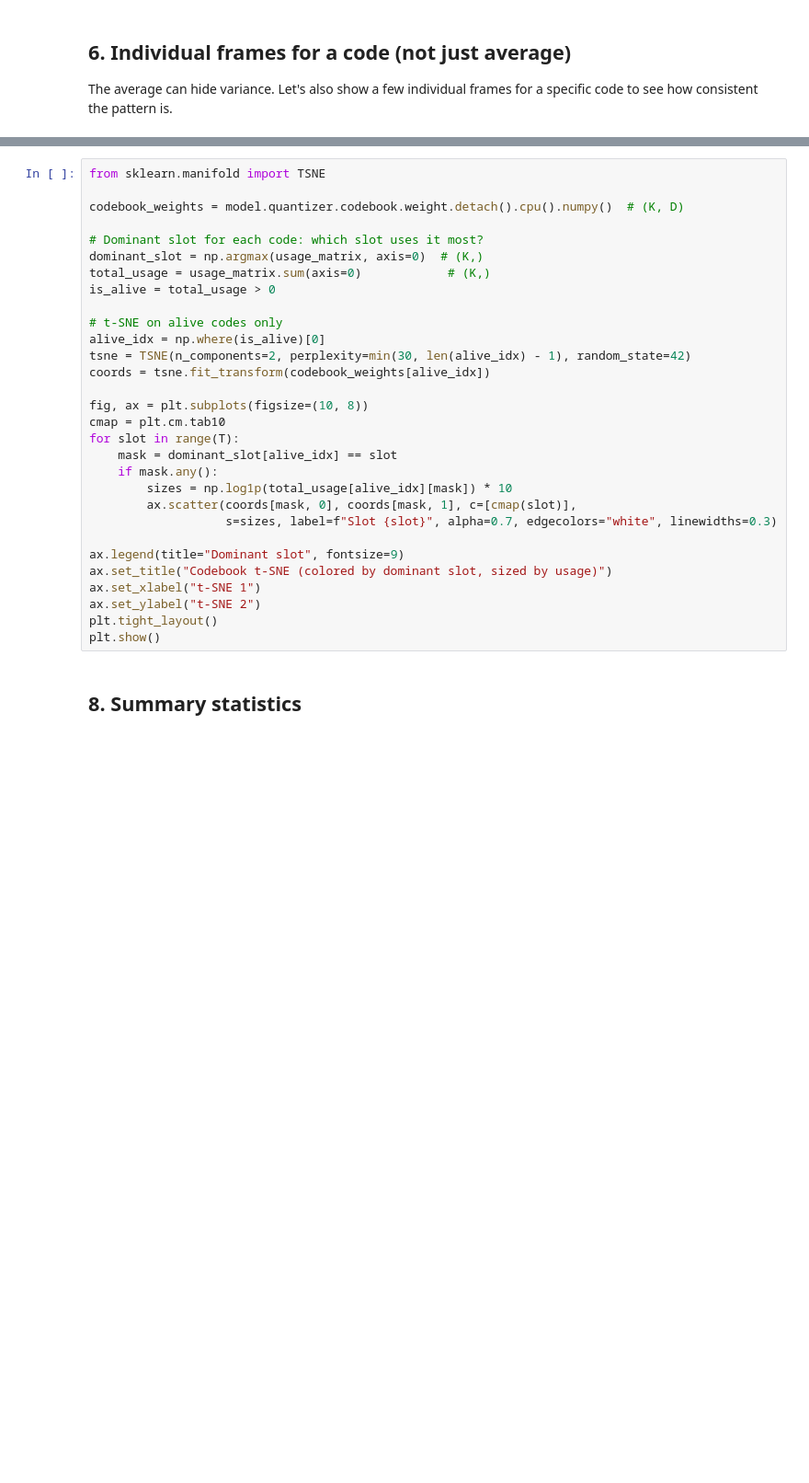
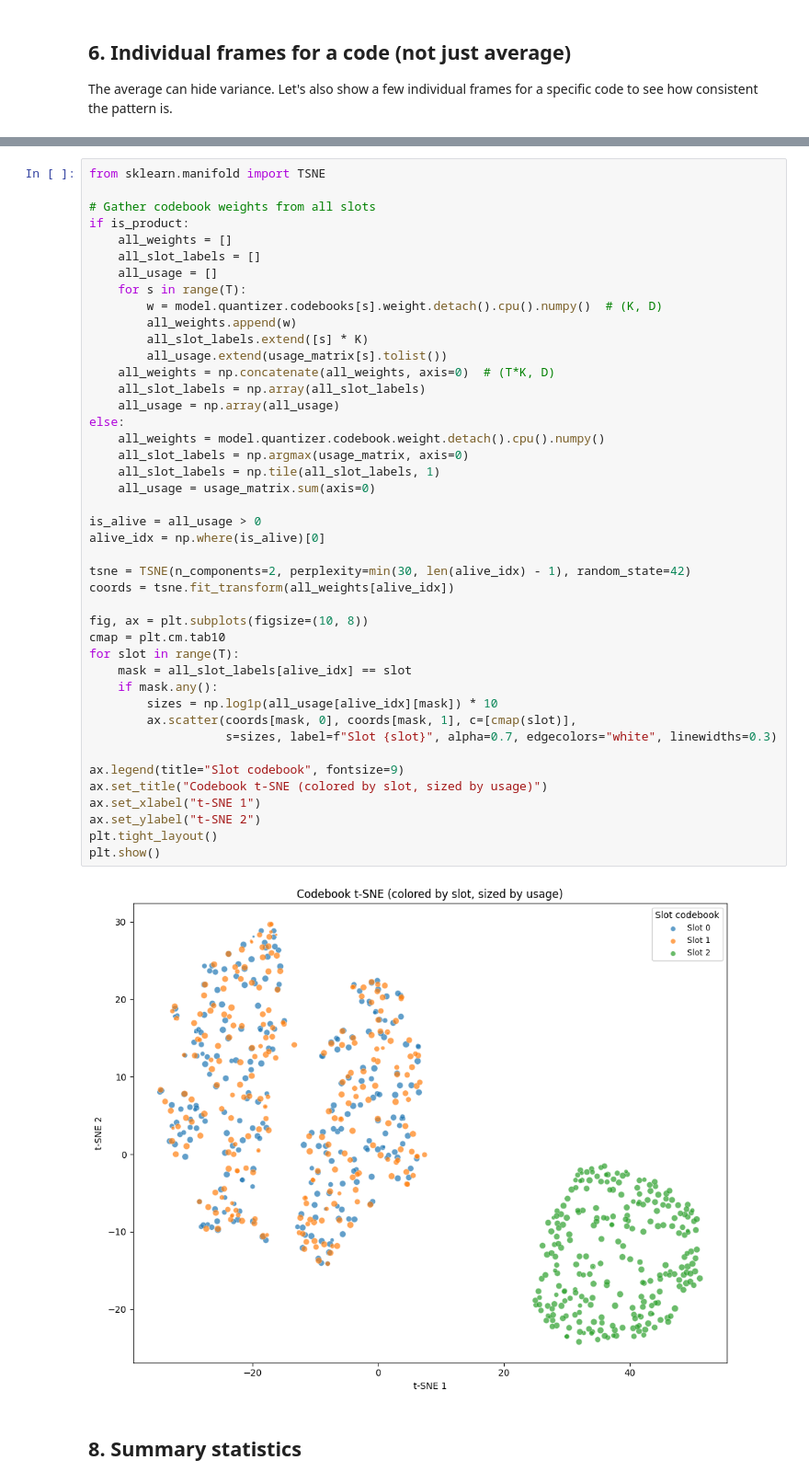
Before and after one commit to fegerar/thesis, a Jupyter notebook: vqvae_interpretability.ipynb, the cells around one changed output, grey strips where cells are left out. Shown at 92% size. Cells and saved outputs as stored; diff of their text form; blank space fills up the shorter version.

```diff
--- a/vqvae_interpretability.ipynb
+++ b/vqvae_interpretability.ipynb
@@ -367,33 +473,48 @@ Project the K codebook vectors to 2D. Color by which slot uses them most — rev
 # %%
 from sklearn.manifold import TSNE
 
-codebook_weights = model.quantizer.codebook.weight.detach().cpu().numpy()  # (K, D)
+# Gather codebook weights from all slots
+if is_product:
+    all_weights = []
+    all_slot_labels = []
+    all_usage = []
+    for s in range(T):
+        w = model.quantizer.codebooks[s].weight.detach().cpu().numpy()  # (K, D)
+        all_weights.append(w)
+        all_slot_labels.extend([s] * K)
+        all_usage.extend(usage_matrix[s].tolist())
+    all_weights = np.concatenate(all_weights, axis=0)  # (T*K, D)
+    all_slot_labels = np.array(all_slot_labels)
+    all_usage = np.array(all_usage)
+else:
+    all_weights = model.quantizer.codebook.weight.detach().cpu().numpy()
+    all_slot_labels = np.argmax(usage_matrix, axis=0)
+    all_slot_labels = np.tile(all_slot_labels, 1)
+    all_usage = usage_matrix.sum(axis=0)
 
-# Dominant slot for each code: which slot uses it most?
-dominant_slot = np.argmax(usage_matrix, axis=0)  # (K,)
-total_usage = usage_matrix.sum(axis=0)            # (K,)
-is_alive = total_usage > 0
+is_alive = all_usage > 0
+alive_idx = np.where(is_alive)[0]
 
-# t-SNE on alive codes only
-alive_idx = np.where(is_alive)[0]
 tsne = TSNE(n_components=2, perplexity=min(30, len(alive_idx) - 1), random_state=42)
-coords = tsne.fit_transform(codebook_weights[alive_idx])
+coords = tsne.fit_transform(all_weights[alive_idx])
 
 fig, ax = plt.subplots(figsize=(10, 8))
 cmap = plt.cm.tab10
 for slot in range(T):
-    mask = dominant_slot[alive_idx] == slot
+    mask = all_slot_labels[alive_idx] == slot
     if mask.any():
-        sizes = np.log1p(total_usage[alive_idx][mask]) * 10
+        sizes = np.log1p(all_usage[alive_idx][mask]) * 10
         ax.scatter(coords[mask, 0], coords[mask, 1], c=[cmap(slot)],
                    s=sizes, label=f"Slot {slot}", alpha=0.7, edgecolors="white", linewidths=0.3)
 
-ax.legend(title="Dominant slot", fontsize=9)
-ax.set_title("Codebook t-SNE (colored by dominant slot, sized by usage)")
+ax.legend(title="Slot codebook", fontsize=9)
+ax.set_title("Codebook t-SNE (colored by slot, sized by usage)")
 ax.set_xlabel("t-SNE 1")
 ax.set_ylabel("t-SNE 2")
 plt.tight_layout()
 plt.show()
+# %% [output]
+[figure, added]
 # %% [markdown]
 ## 8. Summary statistics
 # %%
```
Also changed, not shown: parts of 19 cells of this notebook.
